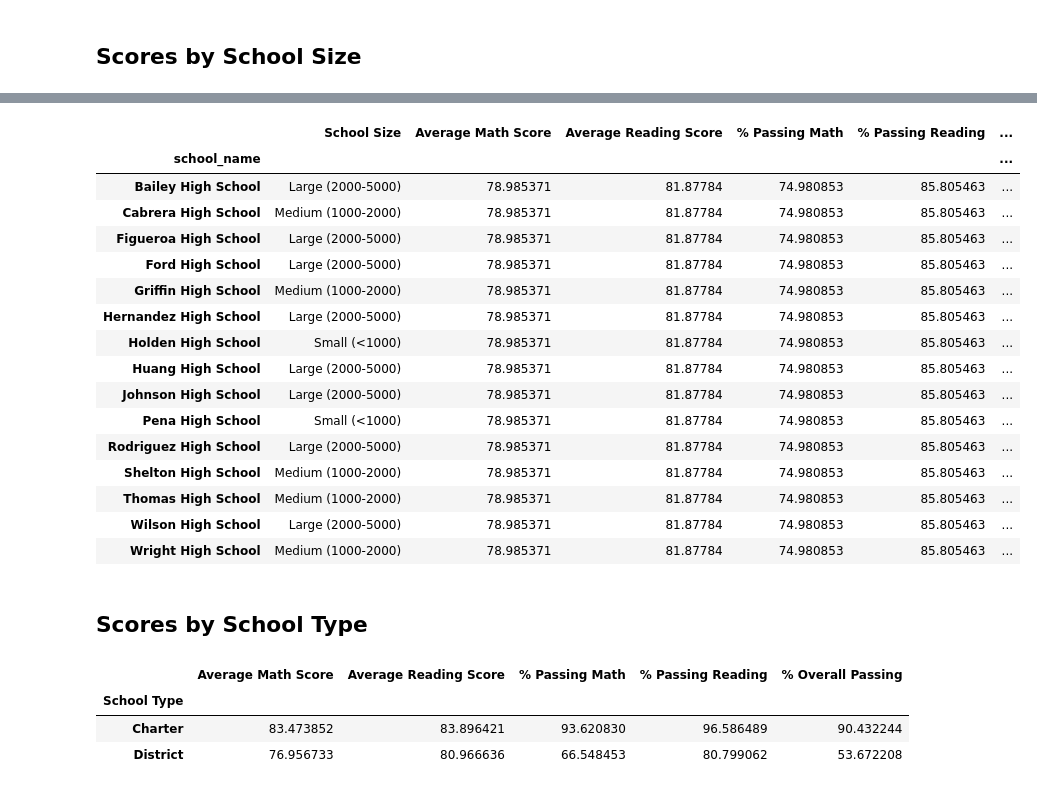
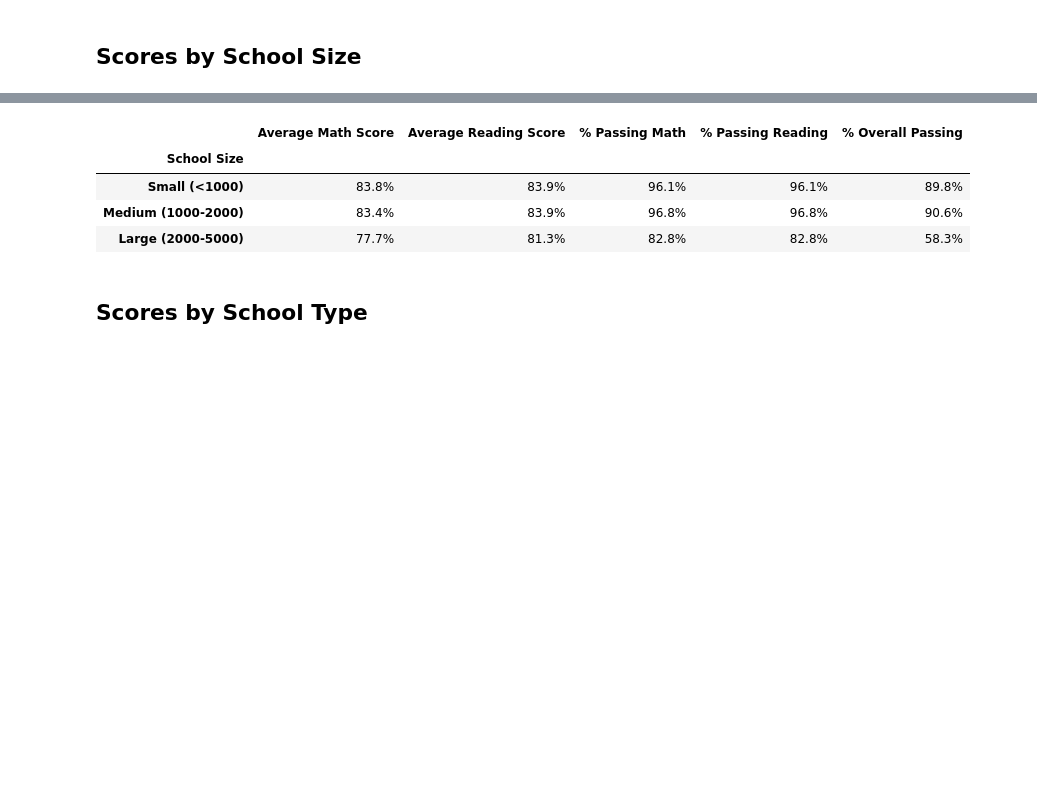
Before and after one commit to rainaeverson/pandas-challenge, a Jupyter notebook: PyCitySchools/PyCitySchools.ipynb, the cells around one changed output, grey strips where cells are left out. Cells and saved outputs as stored; diff of their text form; code cells hidden in the pictures; blank space fills up the shorter version.

Commit message:
Finishing up
Cleaning the code-
Adding titles to final dataframes-
Exporting dataframes to PNG files

```diff
--- a/PyCitySchools/PyCitySchools.ipynb
+++ b/PyCitySchools/PyCitySchools.ipynb
@@ -175,11 +184,12 @@ Wright High School       583.0
 dtype: float64
 # %%
 # Calculate the average test scores per school
-per_school_math = school_data_complete.groupby("school_name")["math_score"].mean()
-per_school_reading = school_data_complete.groupby("school_name")["reading_score"].mean()
+average_math_score = school_data_complete.groupby("school_name")["math_score"].mean()
+average_reading_score = school_data_complete.groupby("school_name")["reading_score"].mean()
 
-per_school_math
-per_school_reading
+#Display results
+average_math_score
+average_reading_score
 # %% [output]
 school_name
 Bailey High School       81.033963
@@ -286,17 +293,23 @@ per_school_summary
 # %%
-# Create a DataFrame called `per_school_summary` with columns for the calculations above.
+# Create a DataFrame called `per_school_summary` with columns for the calculations above
 per_school_summary = pd.DataFrame({"School Type":school_types, "Total Students":per_school_counts, "Total School Budget":per_school_budget,
-                                   "Per Student Budget":per_school_capita, "Average Math Score":average_math_score, "Average Reading Score":average_reading_score,
+                                   "Per Student Budget":per_student_budget, "Average Math Score":average_math_score, "Average Reading Score":average_reading_score,
                                     "% Passing Math":per_school_passing_math, "% Passing Reading":per_school_passing_reading,
                                     "% Overall Passing":overall_passing_rate})
 
 # Formatting
 per_school_summary["Total School Budget"] = per_school_summary["Total School Budget"].map("${:,.2f}".format)
 per_school_summary["Per Student Budget"] = per_school_summary["Per Student Budget"].map("${:,.2f}".format)
+per_school_summary["Average Math Score"] = per_school_summary["Average Math Score"].map("{:,.1f}%".format)
+per_school_summary["Average Reading Score"] = per_school_summary["Average Reading Score"].map("{:,.1f}%".format)
+per_school_summary["% Passing Math"] = per_school_summary["% Passing Reading"].map("{:,.1f}%".format)
+per_school_summary["% Passing Reading"] = per_school_summary["% Passing Reading"].map("{:,.1f}%".format)
+per_school_summary["% Overall Passing"] = per_school_summary["% Overall Passing"].map("{:,.1f}%".format)
+
+#Clear the index
 per_school_summary.index.name = None
-# Display the DataFrame
+
+# Display results
 per_school_summary
-
-#per_school_summary["Per Student Budget"] = per_school_summary["Per Student Budget"].replace('[\$,]', '', regex = True ).astype(float)
 # %% [output]
 |  | School Type | Total Students | Total School Budget | Per Student Budget | Average Math Score | ... |
@@ -521,5 +552,11 @@ per_school_summary
 # %%
 # Calculate averages for the desired columns.
+per_school_summary["Average Math Score"] = per_school_summary["Average Math Score"].replace("%", "", regex=True).astype(float)
+per_school_summary["Average Reading Score"] = per_school_summary["Average Reading Score"].replace("%", "", regex=True).astype(float)
+per_school_summary["% Passing Math"] = per_school_summary["% Passing Math"].replace("%", "", regex=True).astype(float)
+per_school_summary["% Passing Reading"] = per_school_summary["% Passing Reading"].replace("%", "", regex=True).astype(float)
+per_school_summary["% Overall Passing"] = per_school_summary["% Overall Passing"].replace("%", "", regex=True).astype(float)
+
 size_math_scores = per_school_summary.groupby("School Size")["Average Math Score"].mean()
 size_reading_scores = per_school_summary.groupby("School Size")["Average Reading Score"].mean()
 size_passing_math = per_school_summary.groupby("School Size")["% Passing Math"].mean()
@@ -528,30 +565,24 @@ size_overall_passing = per_school_summary.groupby("School Size")["% Overall Pass
 # %%
 # Create a DataFrame called `size_summary` that breaks down school performance based on school size (small, medium, or large).
 # Use the scores above to create a new DataFrame called `size_summary`
-size_summary = pd.DataFrame({"School Size":school_size, "Average Math Score":average_math_score,
-                             "Average Reading Score":average_reading_score, "% Passing Math":passing_math_percentage,
-                             "% Passing Reading":passing_reading_percentage, "% Overall Passing":overall_passing_rate})
-#size_summary = size_summary.set_index("School Size")
+size_summary = pd.DataFrame({"Average Math Score":size_math_scores,
+                             "Average Reading Score":size_reading_scores, "% Passing Math":size_passing_math,
+                             "% Passing Reading":size_passing_reading, "% Overall Passing":size_overall_passing})
+#Formatting
+size_summary["Average Math Score"] = size_summary["Average Math Score"].map("{:,.1f}%".format)
+size_summary["Average Reading Score"] = size_summary["Average Reading Score"].map("{:,.1f}%".format)
+size_summary["% Passing Math"] = size_summary["% Passing Math"].map("{:,.1f}%".format)
+size_summary["% Passing Reading"] = size_summary["% Passing Reading"].map("{:,.1f}%".format)
+size_summary["% Overall Passing"] = size_summary["% Overall Passing"].map("{:,.1f}%".format)
+
 # Display results
 size_summary
 # %% [output]
-|  | School Size | Average Math Score | Average Reading Score | % Passing Math | % Passing Reading | ... |
-| school_name |  |  |  |  |  | ... |
-| Bailey High School | Large (2000-5000) | 78.985371 | 81.87784 | 74.980853 | 85.805463 | ... |
-| Cabrera High School | Medium (1000-2000) | 78.985371 | 81.87784 | 74.980853 | 85.805463 | ... |
-| Figueroa High School | Large (2000-5000) | 78.985371 | 81.87784 | 74.980853 | 85.805463 | ... |
-| Ford High School | Large (2000-5000) | 78.985371 | 81.87784 | 74.980853 | 85.805463 | ... |
-| Griffin High School | Medium (1000-2000) | 78.985371 | 81.87784 | 74.980853 | 85.805463 | ... |
-| Hernandez High School | Large (2000-5000) | 78.985371 | 81.87784 | 74.980853 | 85.805463 | ... |
-| Holden High School | Small (<1000) | 78.985371 | 81.87784 | 74.980853 | 85.805463 | ... |
-| Huang High School | Large (2000-5000) | 78.985371 | 81.87784 | 74.980853 | 85.805463 | ... |
-| Johnson High School | Large (2000-5000) | 78.985371 | 81.87784 | 74.980853 | 85.805463 | ... |
-| Pena High School | Small (<1000) | 78.985371 | 81.87784 | 74.980853 | 85.805463 | ... |
-| Rodriguez High School | Large (2000-5000) | 78.985371 | 81.87784 | 74.980853 | 85.805463 | ... |
-| Shelton High School | Medium (1000-2000) | 78.985371 | 81.87784 | 74.980853 | 85.805463 | ... |
-| Thomas High School | Medium (1000-2000) | 78.985371 | 81.87784 | 74.980853 | 85.805463 | ... |
-| Wilson High School | Large (2000-5000) | 78.985371 | 81.87784 | 74.980853 | 85.805463 | ... |
-| Wright High School | Medium (1000-2000) | 78.985371 | 81.87784 | 74.980853 | 85.805463 | ... |
+|  | Average Math Score | Average Reading Score | % Passing Math | % Passing Reading | % Overall Passing |
+| School Size |  |  |  |  |  |
+| Small (<1000) | 83.8% | 83.9% | 96.1% | 96.1% | 89.8% |
+| Medium (1000-2000) | 83.4% | 83.9% | 96.8% | 96.8% | 90.6% |
+| Large (2000-5000) | 77.7% | 81.3% | 82.8% | 82.8% | 58.3% |
 # %% [markdown]
 ## Scores by School Type
 # %%
@@ -561,14 +599,3 @@ average_reading_score_by_type = per_school_summary.groupby(["School Type"])["Ave
 average_percent_passing_math_by_type = per_school_summary.groupby(["School Type"])["% Passing Math"].mean()
 average_percent_passing_reading_by_type = per_school_summary.groupby(["School Type"])["% Passing Reading"].mean()
 average_percent_overall_passing_by_type = per_school_summary.groupby(["School Type"])["% Overall Passing"].mean()
-# %%
-# Assemble the new data by type into a DataFrame called `type_summary`
-type_summary =
-
-# Display results
-type_summary
-# %% [output]
-|  | Average Math Score | Average Reading Score | % Passing Math | % Passing Reading | % Overall Passing |
-| School Type |  |  |  |  |  |
-| Charter | 83.473852 | 83.896421 | 93.620830 | 96.586489 | 90.432244 |
-| District | 76.956733 | 80.966636 | 66.548453 | 80.799062 | 53.672208 |
```
Also changed, not shown: parts of 29 cells of this notebook, 5 other files.
